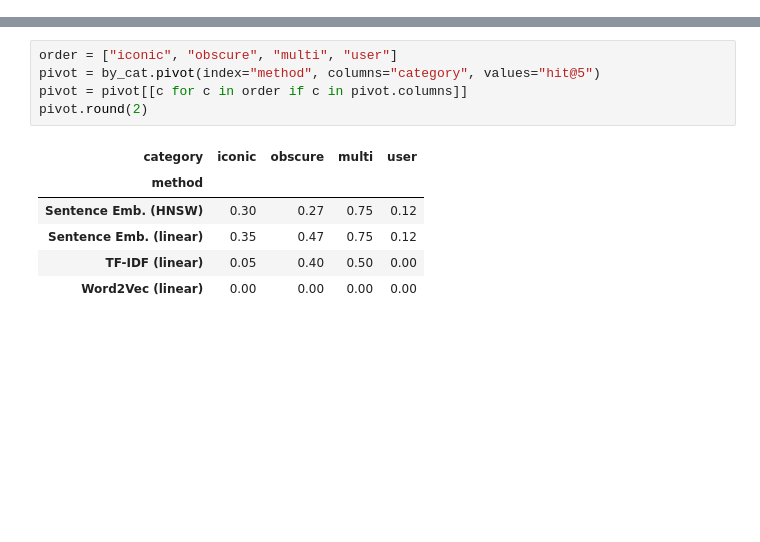
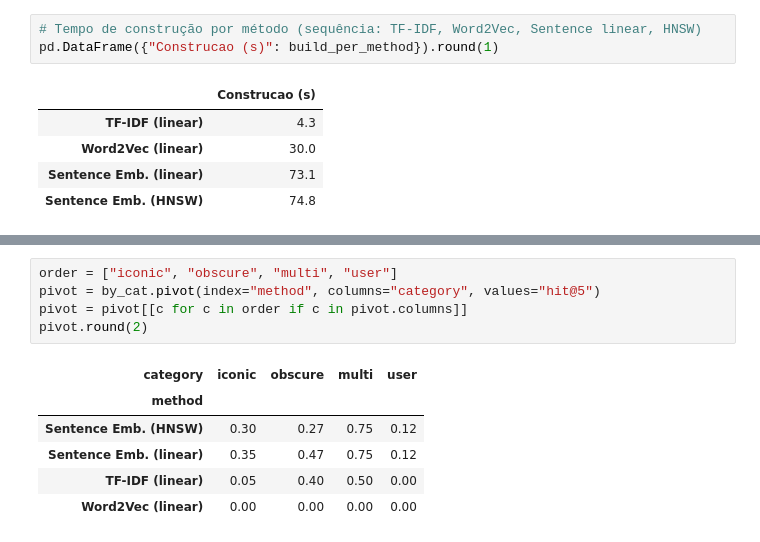
Before and after one commit to Liferoijrm/semantic-movie-search, a Jupyter notebook: evaluation/analise_benchmark.ipynb, the cells around one changed output, grey strips where cells are left out. Drawn from its saved outputs; the diff is of its cells as text; blank space fills up the shorter version.

```diff
--- a/evaluation/analise_benchmark.ipynb
+++ b/evaluation/analise_benchmark.ipynb
@@ -60,0 +103,9 @@ Avaliar qualidade exige saber a resposta certa. Montamos **55 queries** em lingu
+# %%
+# Tempo de construção por método (sequência: TF-IDF, Word2Vec, Sentence linear, HNSW)
+pd.DataFrame({"Construcao (s)": build_per_method}).round(1)
+# %% [output]
+|  | Construcao (s) |
+| TF-IDF (linear) | 4.3 |
+| Word2Vec (linear) | 30.0 |
+| Sentence Emb. (linear) | 73.1 |
+| Sentence Emb. (HNSW) | 74.8 |
```
Also changed, not shown: parts of 23 cells of this notebook, 4 other files.
